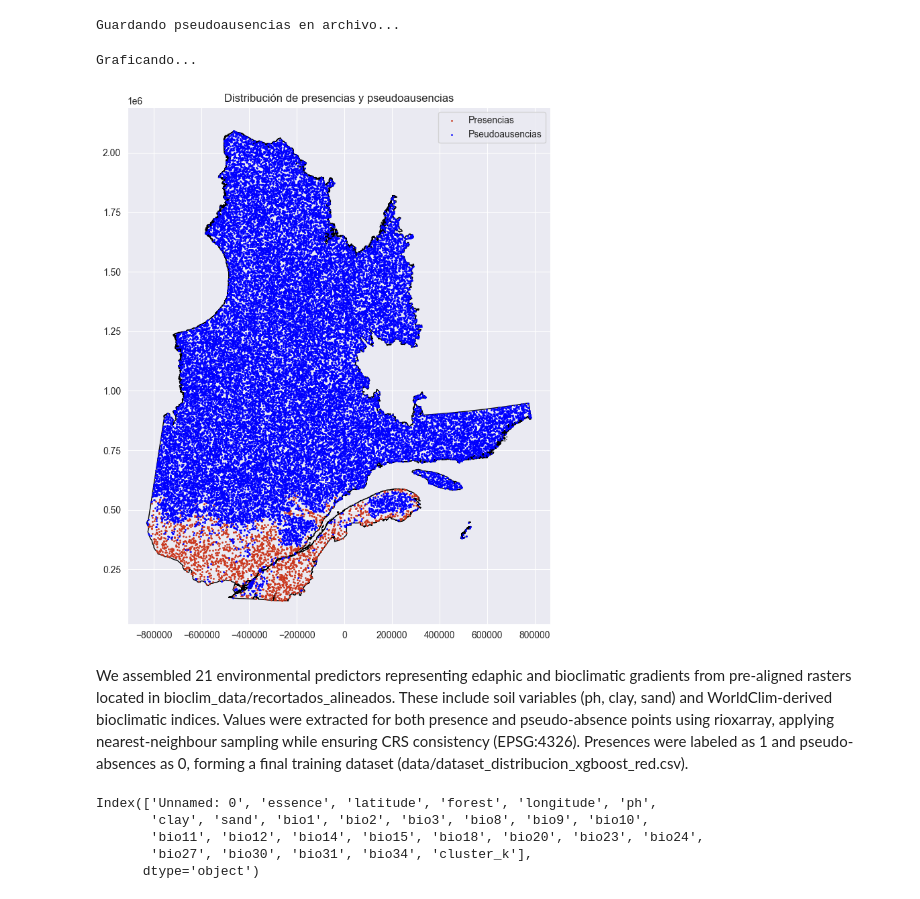
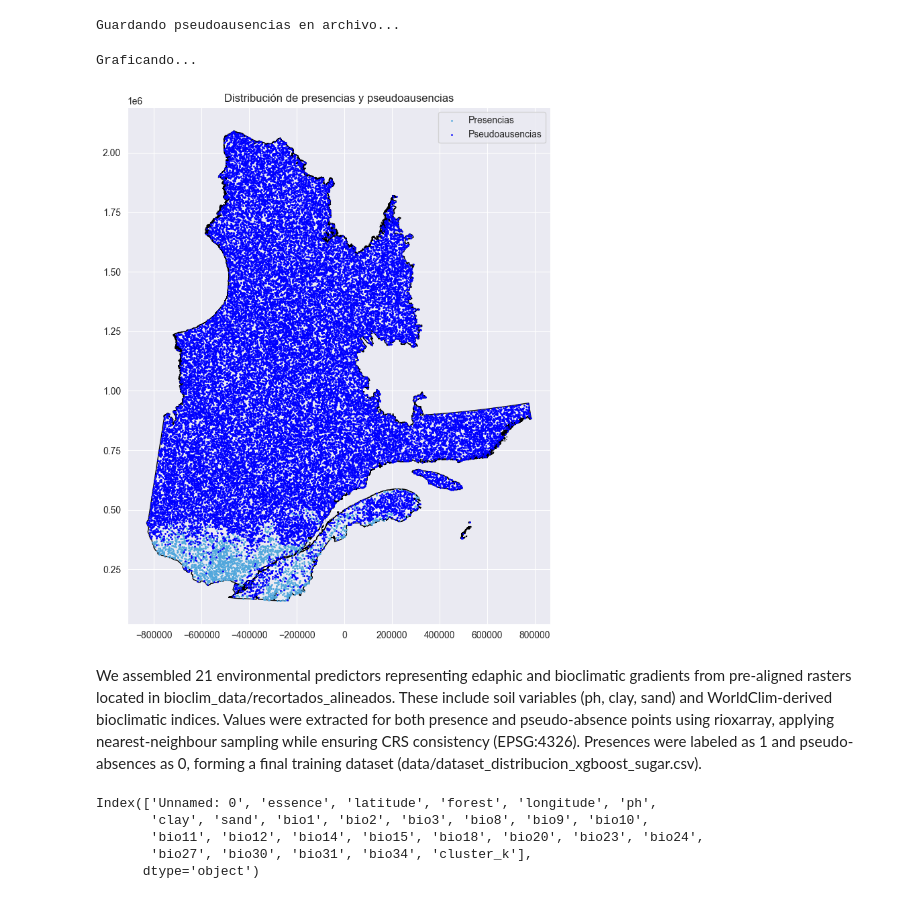
Before and after one commit to jorgelizarazo94/Maple_Quebecois, a Jupyter notebook: Supplementary_5.ipynb, the cells around one changed output. Cells and saved outputs as stored; diff of their text form; code cells hidden in the pictures.

```diff
--- a/Supplementary_5.ipynb
+++ b/Supplementary_5.ipynb
@@ -21,6 +21,4 @@ import matplotlib.pyplot as plt
 import os
 import rioxarray as rxr
 # %%
-
-
-dred = pd.read_csv('data/db_red_maple.csv', dtype={'latitude': 'float64', 'longitude': 'float64'})
+dsug = pd.read_csv('data/db_sugar_maple.csv', dtype={'latitude': 'float64', 'longitude': 'float64'})
@@ -47,7 +45,6 @@ Administrative boundaries for Québec were extracted from the national shapefile
 Geometries were cleaned, validated, and reprojected from EPSG:3347 to EPSG:32198 (NAD83 / Québec Lambert).
 This coordinate system was used for all geometric operations (buffers, random point generation, containment checks), while EPSG:4326 (WGS84) was used for raster sampling and final map outputs.
 # %%
-# 2. Crear GeoDataFrame de presencias
-geometry = [Point(lon, lat) for lon, lat in zip(dred['longitude'], dred['latitude'])]
-presences_gdf = gpd.GeoDataFrame(dred.copy(), geometry=geometry, crs="EPSG:4326")
+geometry = [Point(lon, lat) for lon, lat in zip(dsug['longitude'], dsug['latitude'])]
+presences_gdf = gpd.GeoDataFrame(dsug.copy(), geometry=geometry, crs="EPSG:4326")
 # %%
@@ -167,14 +164,14 @@ Guardando pseudoausencias en archivo...
 # %%
 print("Graficando...")
 ax = quebec_proj.plot(color='none', edgecolor='black', figsize=(10, 10))
-presences_proj.sample(2000).plot(ax=ax, color='#ca361c', markersize=1, label="Presencias")
+presences_proj.sample(2000).plot(ax=ax, color='#51a7dc', markersize=1, label="Presencias")
 pseudo_gdf.plot(ax=ax, color='blue', markersize=1, label="Pseudoausencias")
 plt.legend()
 plt.title("Distribución de presencias y pseudoausencias")
 plt.show()
 # %% [output]
 Graficando...
-[figure, old version]
+[figure, new version]
 # %%
 pseudo_gdf = gpd.GeoDataFrame(geometry=valid_points, crs="EPSG:32198")
 
@@ -197,5 +194,5 @@ pseured = pseudo_df.copy()
 We assembled 21 environmental predictors representing edaphic and bioclimatic gradients from pre-aligned rasters located in bioclim_data/recortados_alineados.
 These include soil variables (ph, clay, sand) and WorldClim-derived bioclimatic indices.
 Values were extracted for both presence and pseudo-absence points using rioxarray, applying nearest-neighbour sampling while ensuring CRS consistency (EPSG:4326).
-Presences were labeled as 1 and pseudo-absences as 0, forming a final training dataset (data/dataset_distribucion_xgboost_red.csv).
+Presences were labeled as 1 and pseudo-absences as 0, forming a final training dataset (data/dataset_distribucion_xgboost_sugar.csv).
 # %%
```
Also changed, not shown: parts of 38 cells of this notebook, 6 other files.
